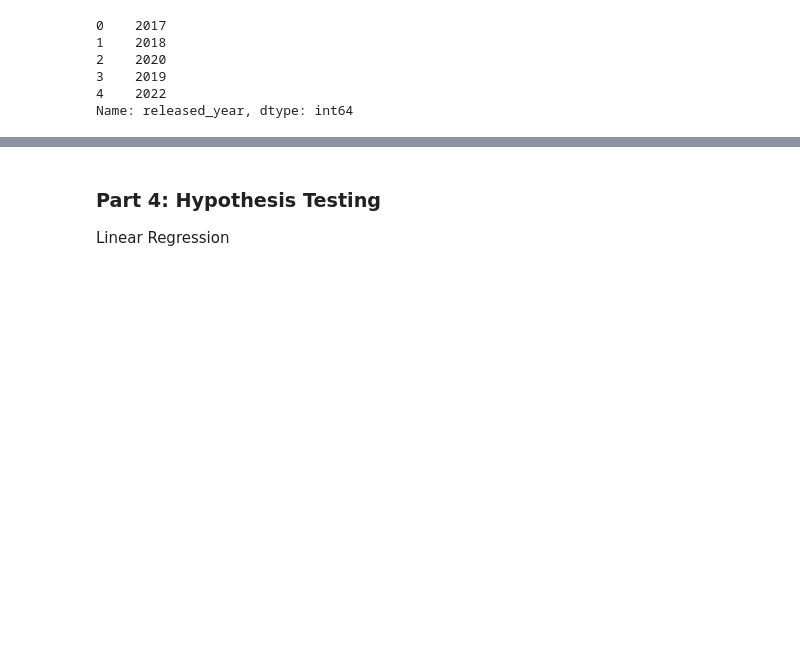
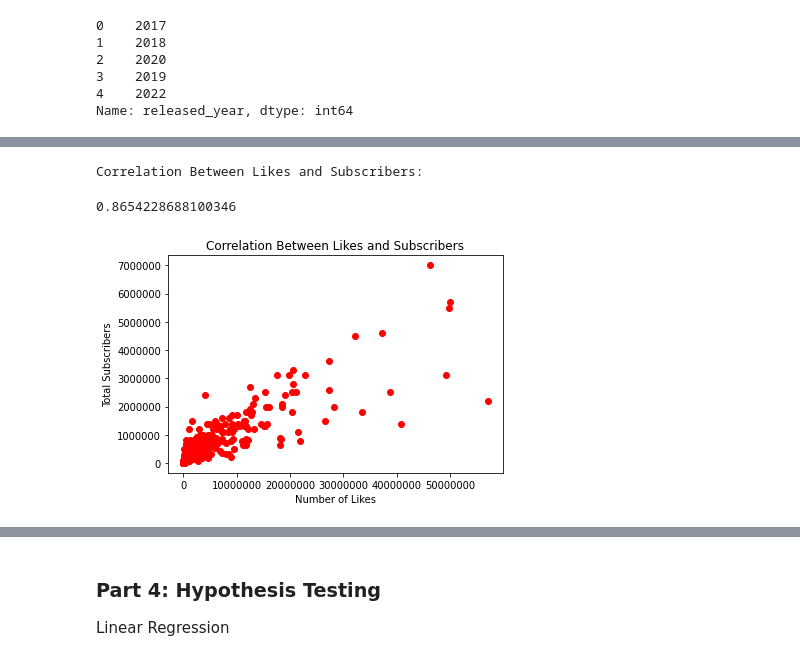
Before and after one commit to mei-lu/cmsc320-final, a Jupyter notebook: final.ipynb, the cells around one changed output, grey strips where cells are left out. Cells and saved outputs as stored; diff of their text form; code cells hidden in the pictures; blank space fills up the shorter version.

```diff
--- a/final.ipynb
+++ b/final.ipynb
@@ -173,0 +212,15 @@ TypeError: Cannot use method 'nlargest' with dtype object
+# %%
+# Correlation Between Likes and Subscribers
+
+plt.ticklabel_format(style='plain')
+plt.plot(dataset['likes'], dataset['subscribe'], 'ro')
+plt.xlabel("Number of Likes")
+plt.ylabel("Total Subscribers")
+plt.title("Correlation Between Likes and Subscribers")
+
+print("Correlation Between Likes and Subscribers:")
+dataset['likes'].corr(dataset['subscribe'])
+# %% [output]
+Correlation Between Likes and Subscribers:
+0.8654228688100346
+[figure, added]
```
Also changed, not shown: parts of 27 cells of this notebook.
